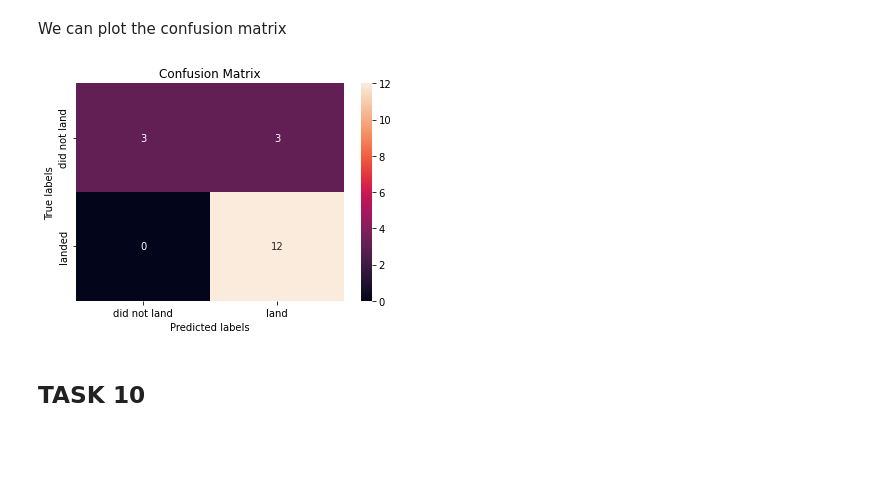
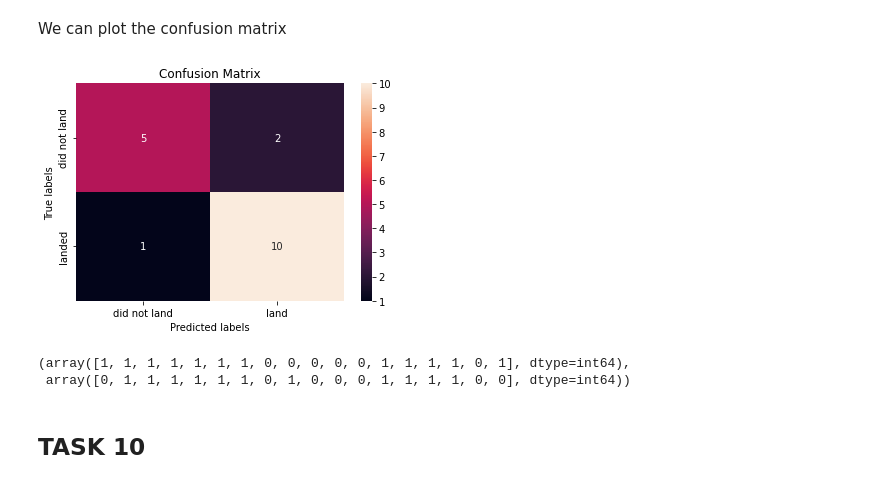
Before and after one commit to Karlos754/IBM-Data-Science, a Jupyter notebook: SpaceX_Machine Learning Prediction_Part_5.ipynb, the cells around one changed output. Saved outputs shown, nothing was run; the diff lists cells and outputs as text; code cells hidden in the pictures; blank space fills up the shorter version.

```diff
--- a/SpaceX_Machine Learning Prediction_Part_5.ipynb
+++ b/SpaceX_Machine Learning Prediction_Part_5.ipynb
@@ -272,10 +272,15 @@ tree_cv.score(X_test, Y_test)
 # %% [markdown]
 We can plot the confusion matrix
 # %%
-yhat = svm_cv.predict(X_test)
-plot_confusion_matrix(Y_test,yhat)
+yhat = tree_cv.predict(X_test)
+plot_confusion_matrix(Y_test, yhat)
 # %% [output]
-[figure, old version]
+[figure, new version]
+# %%
+Y_test, yhat
+# %% [output]
+(array([1, 1, 1, 1, 1, 1, 1, 0, 0, 0, 0, 0, 1, 1, 1, 1, 0, 1], dtype=int64),
+ array([0, 1, 1, 1, 1, 1, 1, 0, 1, 0, 0, 0, 1, 1, 1, 1, 0, 0], dtype=int64))
 # %% [markdown]
 ## TASK  10
 # %% [markdown]
```
Also changed, not shown: parts of 4 cells of this notebook, 4 other files.
